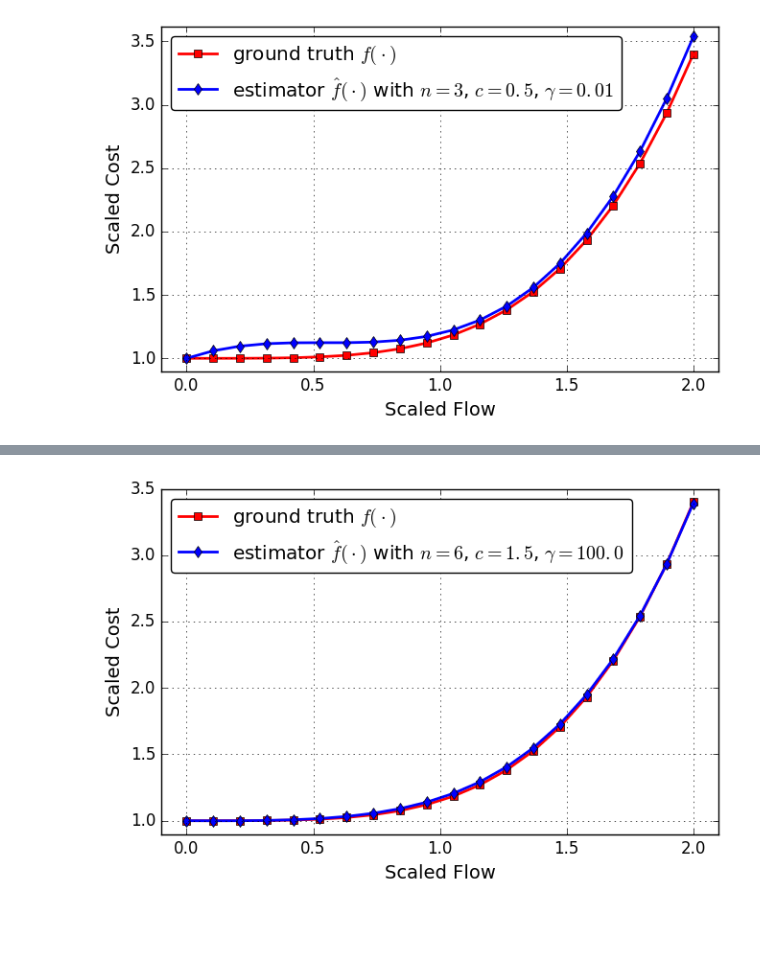
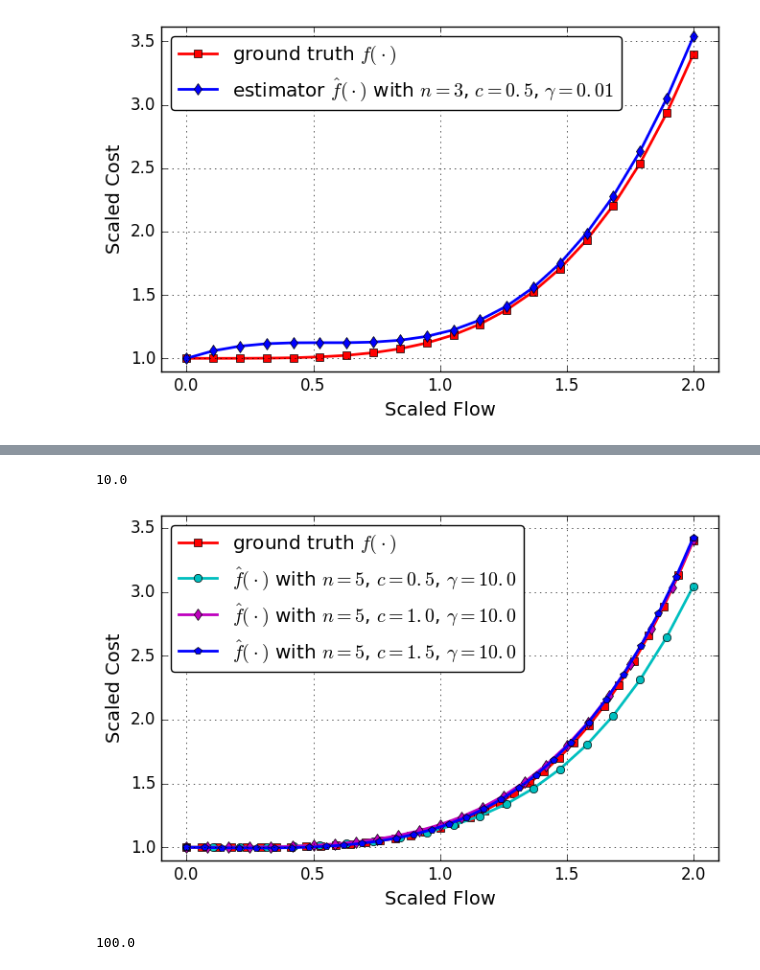
Before and after one commit to jingzbu/InverseVIsTraffic, a Jupyter notebook: 04_3_InverseVI_multi_class_cdc17/01_Sioux/03_plot_costf_Sioux.ipynb, the cells around one changed output, grey strips where cells are left out. Cells and saved outputs as stored; diff of their text form; code cells hidden in the pictures; blank space fills up the shorter version.

Commit message:
obtain more extensive comparison results for multi-invVI Sioux

```diff
--- a/04_3_InverseVI_multi_class_cdc17/01_Sioux/03_plot_costf_Sioux.ipynb
+++ b/04_3_InverseVI_multi_class_cdc17/01_Sioux/03_plot_costf_Sioux.ipynb
@@ -70,32 +131,79 @@ lam = 100.0
+# %%
+deg_1 = 5
+c_1 = 0.5
+lam_1 = 10.0
+
+deg_2 = 5
+c_2 = 1.0
+lam_2 = 10.0
+
+deg_3 = 5
+c_3 = 1.5
+lam_3 = 10.0
+# %% [output]
+10.0
 # %%
 using PyPlot
 
 PyPlot.figure(figsize=(7.5, 4.5))
 
-true_coeffs = [1, 0, 0, 0, .15]
+true_coeffs = [1, 0, 0, 0, 0.15]
 # true_coeffs = [1, .2, .5, .8, .15]
 
-est_coeffs = coeffs_dict["($deg,$c,$lam)"]
+est_coeffs_1 = coeffs_dict["($deg_1,$c_1,$lam_1)"]
+est_coeffs_2 = coeffs_dict["($deg_2,$c_2,$lam_2)"]
+est_coeffs_3 = coeffs_dict["($deg_3,$c_3,$lam_3)"]
 
-xs = linspace(0, 2, 20)
-ys_true = map(x->polyEval(true_coeffs, x), xs)
+xs_true = linspace(0, 2, 35)
+xs_1 = linspace(0, 2, 20)
+xs_2 = linspace(0, 2, 25)
+xs_3 = linspace(0, 2, 30)
+ys_true = map(x->polyEval(true_coeffs, x), xs_true)
 
-ys = map(x->polyEval(est_coeffs, x), xs)
+ys_1 = map(x->polyEval(est_coeffs_1, x), xs_1)
+ys_2 = map(x->polyEval(est_coeffs_2, x), xs_2)
+ys_3 = map(x->polyEval(est_coeffs_3, x), xs_3)
 
-PyPlot.plot(xs, ys_true, "s-r", label=L"ground truth $f(\cdot)$", linewidth=2)
-PyPlot.plot(xs, ys, "d-b", label=L"estimator $\hat f(\cdot)$ with $n = 6$, $c = 1.5$, $\gamma = 100.0$",
+PyPlot.plot(xs_true, ys_true, "s-r", label=L"ground truth $f(\cdot)$", linewidth=2)
+PyPlot.plot(xs_1, ys_1, "o-c", label=L"$\hat f(\cdot)$ with $n = 5$, $c = 0.5$, $\gamma = 10.0$",
+linewidth=2)
+PyPlot.plot(xs_2, ys_2, "d-m", label=L"$\hat f(\cdot)$ with $n = 5$, $c = 1.0$, $\gamma = 10.0$",
+linewidth=2)
+PyPlot.plot(xs_3, ys_3, "p-b", label=L"$\hat f(\cdot)$ with $n = 5$, $c = 1.5$, $\gamma = 10.0$",
 linewidth=2)
 
 legend(loc="upper left", fancybox="true", numpoints=1)
 # plot(xs, ys, "--b")
 grid("on")
 xlim(-0.1, 2.1);
-ylim(0.9, 3.5);
+ylim(0.9, 3.6);
 
 font1 = Dict("family"=>"rm","color"=>"k","weight"=>"normal","size"=>14)
 xlabel("Scaled Flow", fontdict=font1)
 ylabel("Scaled Cost", fontdict=font1)
 
-savefig("./results_Sioux/fitting_Sioux_multi_class_$(deg)_$(c)_$(lam).pdf")
+savefig("./results_Sioux/fitting_Sioux_multi_class_c.pdf")
 # %% [output]
-[figure, old version]
+[figure, new version]
+# %%
+deg_1 = 5
+c_1 = 1.5
+lam_1 = 0.01
+
+deg_2 = 5
+c_2 = 1.5
+lam_2 = 0.1
+
+deg_3 = 5
+c_3 = 1.5
+lam_3 = 1.0
+
+deg_4 = 5
+c_4 = 1.5
+lam_4 = 10.0
+
+deg_5 = 5
+c_5 = 1.5
+lam_5 = 100.0
+# %% [output]
+100.0
```
Also changed, not shown: parts of 4 cells of this notebook, 17 other files.
